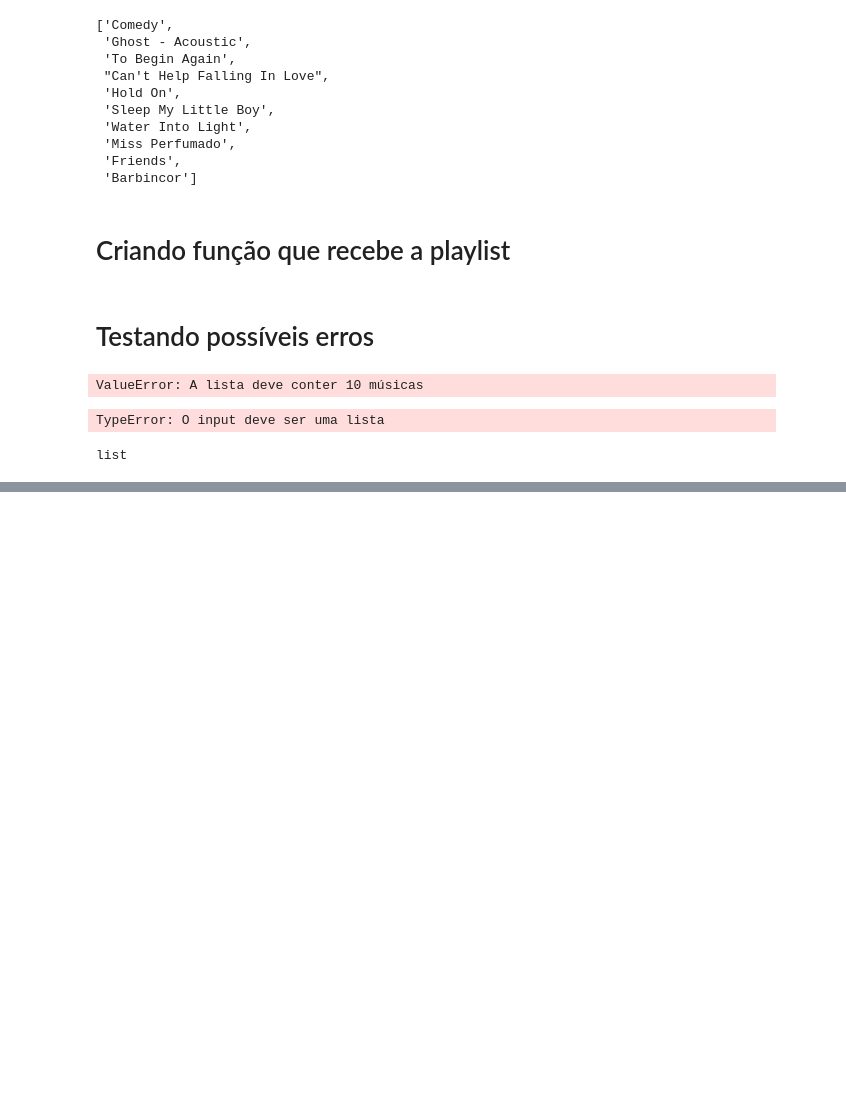
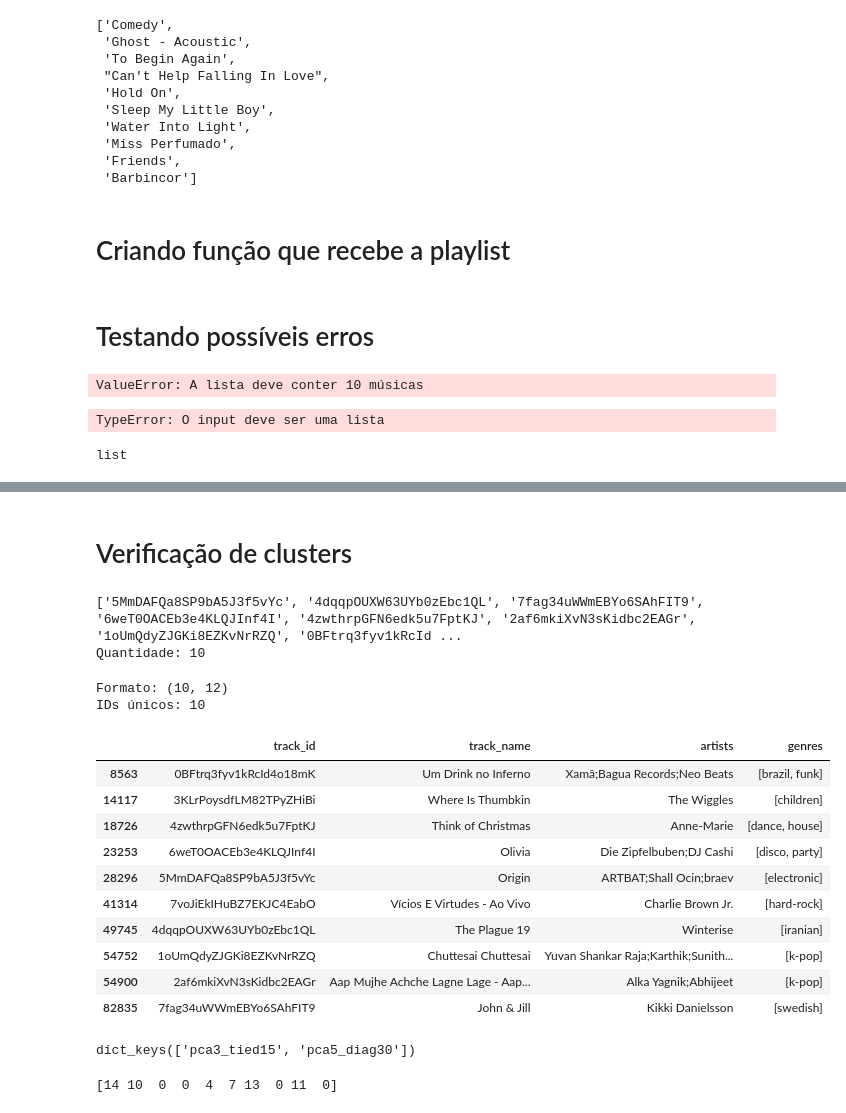
Before and after one commit to Victorpeereiraa/cross_genre_music_discovery, a Jupyter notebook: recommend.ipynb, the cells around one changed output, grey strips where cells are left out. Saved outputs shown, nothing was run; the diff lists cells and outputs as text; code cells hidden in the pictures; blank space fills up the shorter version.

```diff
--- a/recommend.ipynb
+++ b/recommend.ipynb
@@ -102,5 +118,3 @@ input_tracks(tracks_3)
-# %%
-model = train_gmm(X_scaled)
 # %%
 df_completo["cluster_gmm"] = model.predict(df_pca3)
 # %% [output]
@@ -107,0 +157,46 @@ ValueError: X has 3 features, but GaussianMixture is expecting 8 features as inp
+# %% [markdown]
+# Verificação de clusters
+# %%
+tracks_teste = (
+    df_completo["track_id"]
+    .dropna()
+    .drop_duplicates()
+    .sample(10, random_state=42)
+    .tolist()
+)
+
+print(tracks_teste)
+print("Quantidade:", len(tracks_teste))
+# %% [output]
+['5MmDAFQa8SP9bA5J3f5vYc', '4dqqpOUXW63UYb0zEbc1QL', '7fag34uWWmEBYo6SAhFIT9', '6weT0OACEb3e4KLQJInf4I', '4zwthrpGFN6edk5u7FptKJ', '2af6mkiXvN3sKidbc2EAGr', '1oUmQdyZJGKi8EZKvNrRZQ', '0BFtrq3fyv1kRcId ...
+Quantidade: 10
+# %%
+input_df = df_completo[
+    df_completo["track_id"].isin(tracks_teste)
+].copy()
+
+print("Formato:", input_df.shape)
+print("IDs únicos:", input_df["track_id"].nunique())
+# %% [output]
+Formato: (10, 12)
+IDs únicos: 10
+# %%
+input_df[
+    ["track_id", "track_name", "artists", "genres"]
+]
+# %% [output]
+|  | track_id | track_name | artists | genres |
+| 8563 | 0BFtrq3fyv1kRcId4o18mK | Um Drink no Inferno | Xamã;Bagua Records;Neo Beats | [brazil, funk] |
+| 14117 | 3KLrPoysdfLM82TPyZHiBi | Where Is Thumbkin | The Wiggles | [children] |
+| 18726 | 4zwthrpGFN6edk5u7FptKJ | Think of Christmas | Anne-Marie | [dance, house] |
+| 23253 | 6weT0OACEb3e4KLQJInf4I | Olivia | Die Zipfelbuben;DJ Cashi | [disco, party] |
+| 28296 | 5MmDAFQa8SP9bA5J3f5vYc | Origin | ARTBAT;Shall Ocin;braev | [electronic] |
+| 41314 | 7voJiEkIHuBZ7EKJC4EabO | Vícios E Virtudes - Ao Vivo | Charlie Brown Jr. | [hard-rock] |
+| 49745 | 4dqqpOUXW63UYb0zEbc1QL | The Plague 19 | Winterise | [iranian] |
+| 54752 | 1oUmQdyZJGKi8EZKvNrRZQ | Chuttesai Chuttesai | Yuvan Shankar Raja;Karthik;Sunith... | [k-pop] |
+| 54900 | 2af6mkiXvN3sKidbc2EAGr | Aap Mujhe Achche Lagne Lage - Aap... | Alka Yagnik;Abhijeet | [k-pop] |
+| 82835 | 7fag34uWWmEBYo6SAhFIT9 | John & Jill | Kikki Danielsson | [swedish] |
+# %%
+print(modelos.keys())
+# %% [output]
+dict_keys(['pca3_tied15', 'pca5_diag30'])
@@ -107,0 +211,6 @@ ValueError: X has 3 features, but GaussianMixture is expecting 8 features as inp
+# %%
+clusters = config["model"].predict(X_input_pca)
+
+print(clusters)
+# %% [output]
+[14 10  0  0  4  7 13  0 11  0]
```
Also changed, not shown: parts of 22 cells of this notebook, 4 other files.
